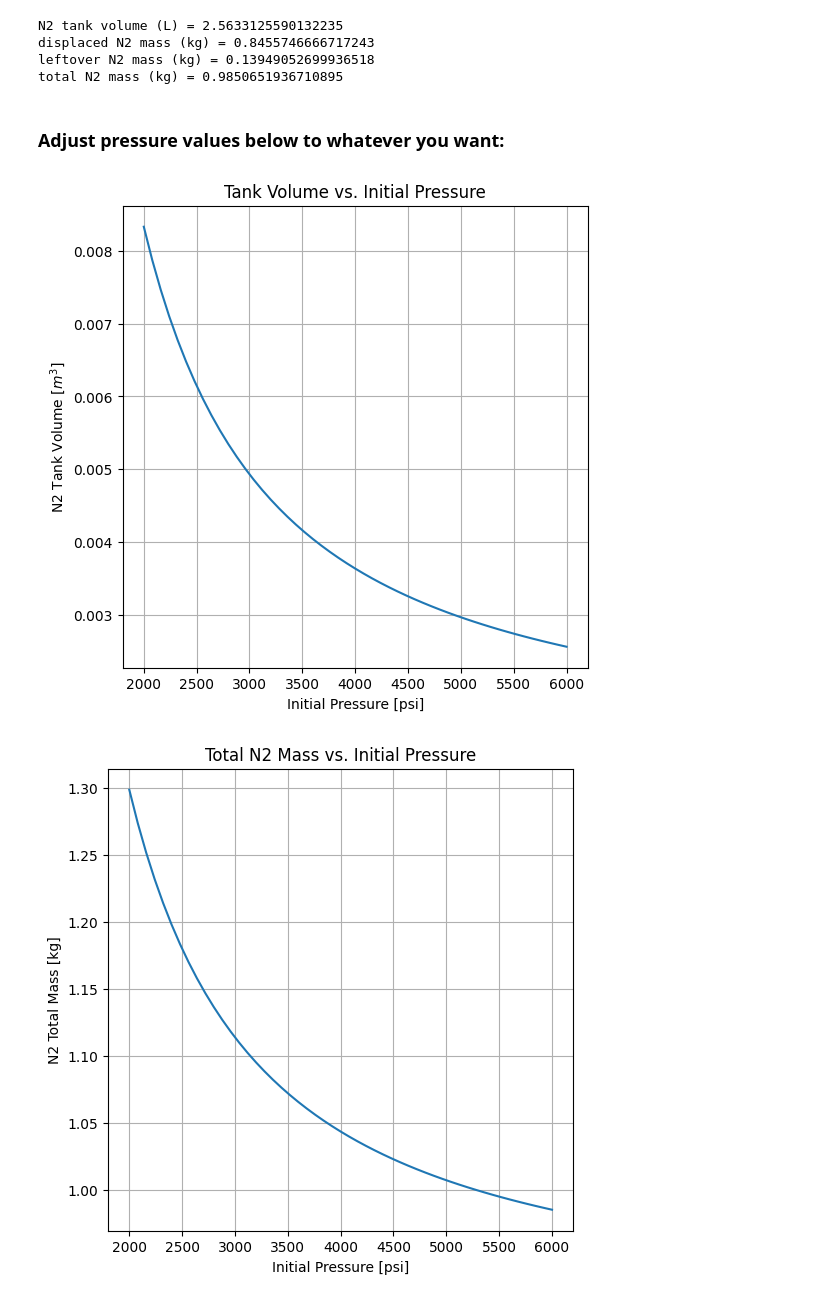
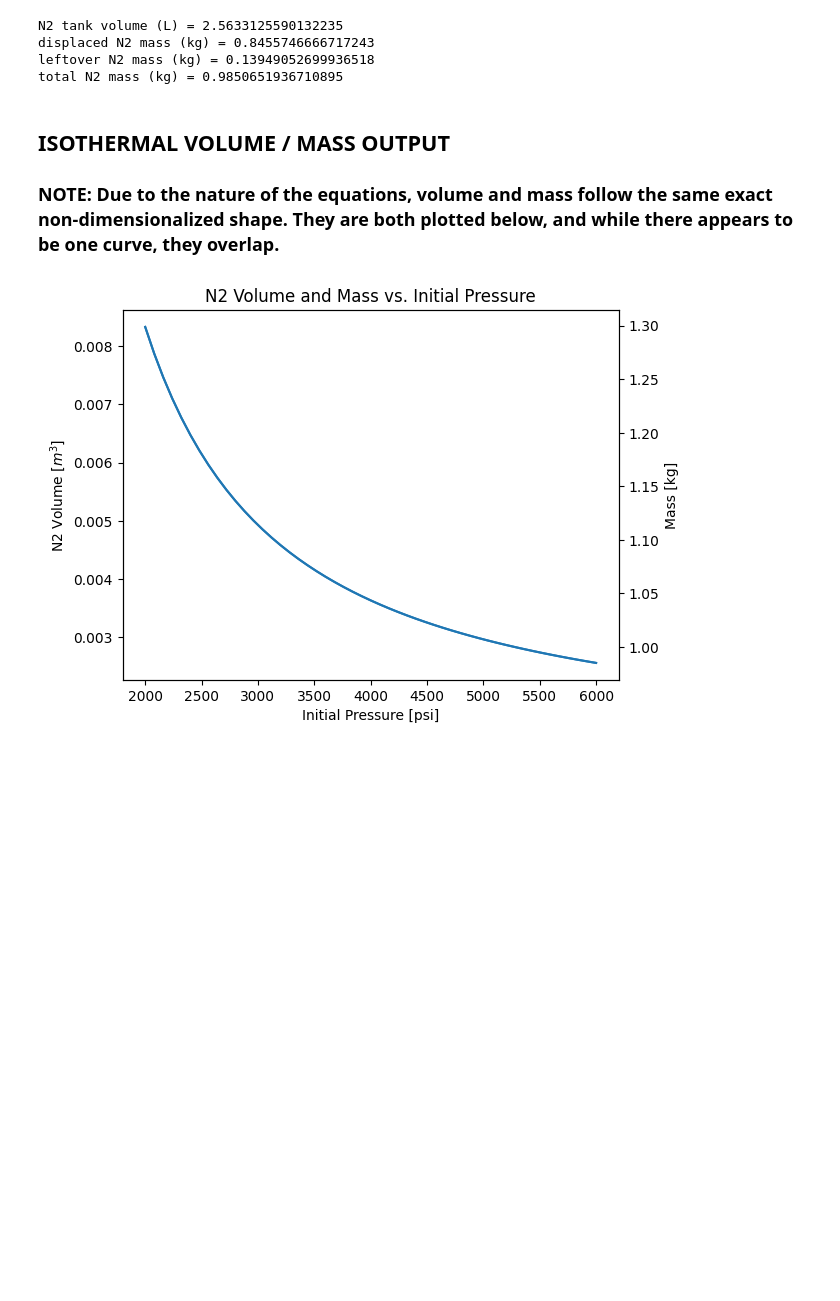
Before and after one commit to UC-Davis-APRL/Propellant-feed, a Jupyter notebook: Tank Sizing Calculator/tankSizing.ipynb, the cells around one changed output. Saved outputs shown, nothing was run; the diff lists cells and outputs as text; code cells hidden in the pictures; blank space fills up the shorter version.

Commit message:
Update tankSizing.ipynb
Hit an obstacle with isenthalpic assumption

```diff
--- a/Tank Sizing Calculator/tankSizing.ipynb
+++ b/Tank Sizing Calculator/tankSizing.ipynb
@@ -258,37 +258,39 @@ N2 tank volume (L) = 2.5633125590132235
 displaced N2 mass (kg) = 0.8455746666717243
 leftover N2 mass (kg) = 0.13949052699936518
 total N2 mass (kg) = 0.9850651936710895
-# %% [markdown]
-### Adjust pressure values below to whatever you want:
+# %% [markdown]
+## ISOTHERMAL VOLUME / MASS OUTPUT
+### NOTE: Due to the nature of the equations, volume and mass follow the same exact non-dimensionalized shape. They are both plotted below, and while there appears to be one curve, they overlap.
 # %%
-P = np.linspace(2000, 6000, 51)   # want to run loop for 51 values of initial pressure
+P = np.linspace(2000, 6000, 51)    # Run loop for 51 values of initial pressure
 M = np.zeros(len(P))
-V = np.zeros(len(P))              # want to store volume values on each run
+V = np.zeros(len(P))                # Store volume values on each run
 
 for i in range(0,len(P)):
     P_i = P[i] * 6894.76
-    initial_guess = [0.005, 1]
+    initial_guess = [0.005, 1]                              # Changing guess will not change final answer
     V_N2, n_L = fsolve(n2initial_leftover, initial_guess)
     V[i] = V_N2
     M[i] = (n_L + n_D) * M_N2
 
-plt.figure(figsize=(6,6))
-plt.title('Tank Volume vs. Initial Pressure')
-plt.xlabel('Initial Pressure [psi]')
-plt.ylabel('N2 Tank Volume [$m^3$]')
-plt.grid(True)
-plt.plot(P, V)
+x = P
+y1 = V
+y2 = M
 
+# Left y-axis
+fig, ax1 = plt.subplots()
+ax1.plot(x, y1)
+ax1.set_xlabel('Initial Pressure [psi]')
+ax1.set_ylabel('N2 Volume [$m^3$]')
+ax1.tick_params('y')
+
+# Right y-axis
+ax2 = ax1.twinx()
+ax2.plot(x, y2)
+ax2.set_ylabel('Mass [kg]')
+ax2.tick_params('y')
+
+plt.title('N2 Volume and Mass vs. Initial Pressure')
 plt.show()
-
-plt.figure(figsize=(6,6))
-plt.title('Total N2 Mass vs. Initial Pressure')
-plt.xlabel('Initial Pressure [psi]')
-plt.ylabel('N2 Total Mass [kg]')
-plt.grid(True)
-plt.plot(P, M)
-
-plt.show()
 # %% [output]
-[figure, old version]
+[figure, new version]
-[figure, removed]
```
Also changed, not shown: parts of 4 cells of this notebook.
